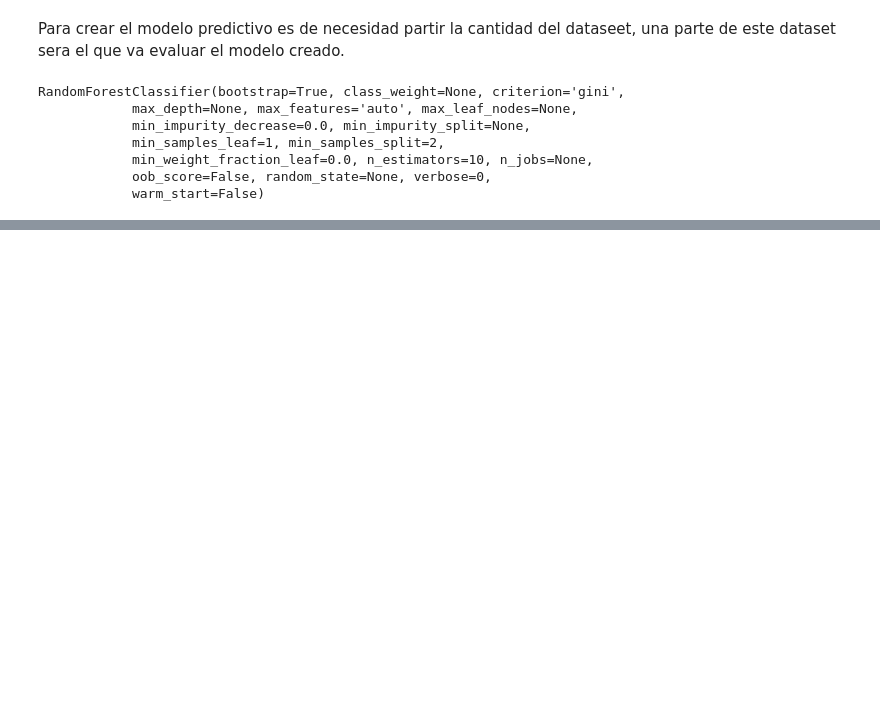
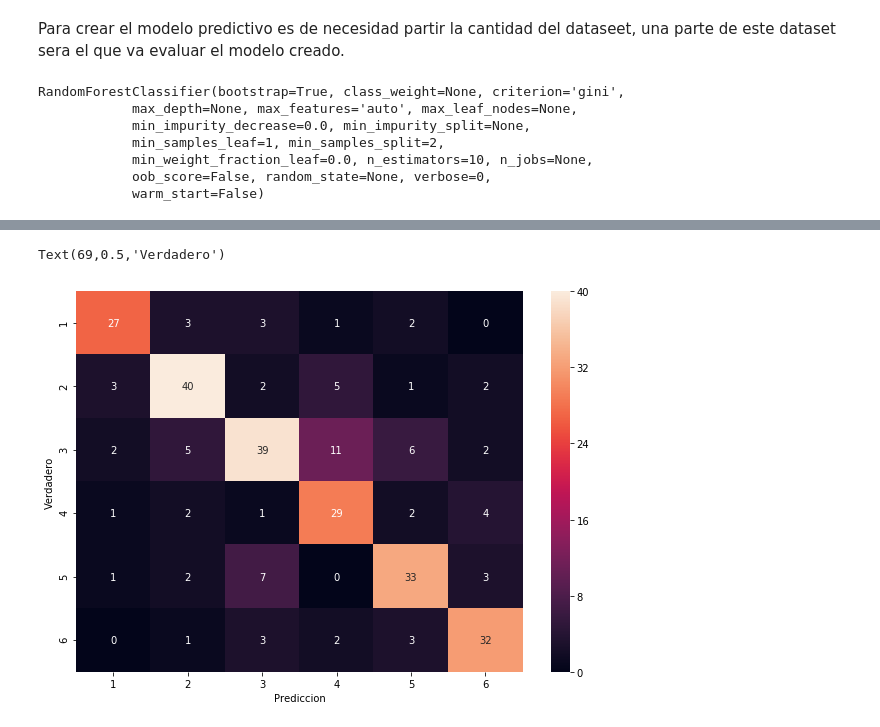
Before and after one commit to Cristian-Blanco/investigacion-operaciones, a Jupyter notebook: ModeloPredictivo/Modelo Predictivo.ipynb, the cells around one changed output, grey strips where cells are left out. Cells and saved outputs as stored; diff of their text form; code cells hidden in the pictures; blank space fills up the shorter version.

Commit message:
Predictive Model

```diff
--- a/ModeloPredictivo/Modelo Predictivo.ipynb
+++ b/ModeloPredictivo/Modelo Predictivo.ipynb
@@ -137,0 +108,16 @@ mod.score(X_test, y_test)
+# %%
+from sklearn.metrics import confusion_matrix #Importamos la matriz de confusion de sklearn
+cm = confusion_matrix(y_test, y_predicted)#le pasamos los parametros a la matriz de confusion para futuro grafico
+
+%matplotlib inline
+
+plt.figure(figsize=(10,7)) #Establecemos el tamaño de el grafico
+sns.heatmap(cm,
+            xticklabels = ['1','2','3','4','5','6'],
+            yticklabels = ['1','2','3','4','5','6'],
+            annot=True)#Generamos nuestro grafico con base a la informacion anterior
+plt.xlabel('Prediccion')#El eje x seran los valores que se predijeron en el modelo
+plt.ylabel('Verdadero') #El eje y seran los valores verdaderos del dataset
+# %% [output]
+Text(69,0.5,'Verdadero')
+[figure, added]
```
Also changed, not shown: parts of 26 cells of this notebook, 1 other file.
